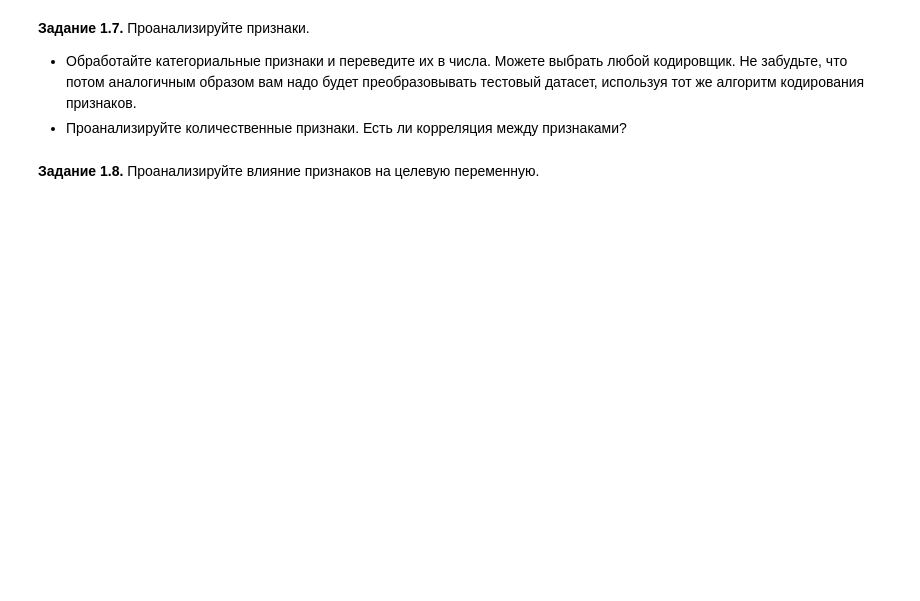
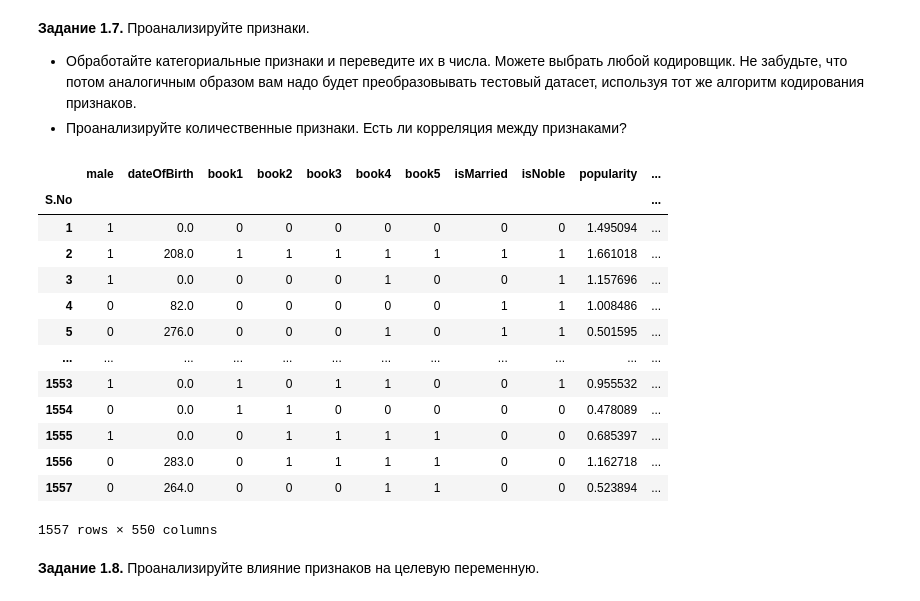
Before and after one commit to Stepyxan/DLS_part_1_ml_cv, a Jupyter notebook: week_01_ml_intro/Homework/hw_1_game_of_thrones.ipynb, the cells around one changed output. Drawn from its saved outputs; the diff is of its cells as text; code cells hidden in the pictures; blank space fills up the shorter version.

```diff
--- a/week_01_ml_intro/Homework/hw_1_game_of_thrones.ipynb
+++ b/week_01_ml_intro/Homework/hw_1_game_of_thrones.ipynb
@@ -416,2 +458,40 @@ data.describe(include = [...]).T[['count', 'min', 'max']].assign(N_unique_values
+# %%
+from sklearn.preprocessing import OneHotEncoder
+
+categorical_columns = ['culture_grouped', 'house', 'title', 'isAliveMother', 'isAliveFather', 'isAliveHeir', 'isAliveSpouse']
+categorical_features = data[categorical_columns].astype(str)
+categorical_features = categorical_features.select_dtypes(include=['object']).columns.tolist()
+
+encoder = OneHotEncoder(sparse_output=False, handle_unknown='ignore')
+encoded_train = encoder.fit_transform(data[categorical_features])
+
+encoded_train_df = pd.DataFrame(
+  encoded_train,
+  columns=encoder.get_feature_names_out(categorical_features),
+  index=data.index)
+
+data_encoded = pd.concat([data, encoded_train_df], axis=1)
+data_encoded = data_encoded.drop(columns=categorical_features)
+
+columns_to_drop = ['name', 'culture', 'mother', 'father', 'heir', 'spouse']
+data_encoded = data_encoded.drop(columns=columns_to_drop, errors='ignore')
+data_encoded['dateOfBirth'] = data_encoded['dateOfBirth'].fillna(0)
+
+data_encoded
+# %% [output]
+|  | male | dateOfBirth | book1 | book2 | book3 | book4 | book5 | isMarried | isNoble | popularity | ... |
+| S.No |  |  |  |  |  |  |  |  |  |  | ... |
+| 1 | 1 | 0.0 | 0 | 0 | 0 | 0 | 0 | 0 | 0 | 1.495094 | ... |
+| 2 | 1 | 208.0 | 1 | 1 | 1 | 1 | 1 | 1 | 1 | 1.661018 | ... |
+| 3 | 1 | 0.0 | 0 | 0 | 0 | 1 | 0 | 0 | 1 | 1.157696 | ... |
+| 4 | 0 | 82.0 | 0 | 0 | 0 | 0 | 0 | 1 | 1 | 1.008486 | ... |
+| 5 | 0 | 276.0 | 0 | 0 | 0 | 1 | 0 | 1 | 1 | 0.501595 | ... |
+| ... | ... | ... | ... | ... | ... | ... | ... | ... | ... | ... | ... |
+| 1553 | 1 | 0.0 | 1 | 0 | 1 | 1 | 0 | 0 | 1 | 0.955532 | ... |
+| 1554 | 0 | 0.0 | 1 | 1 | 0 | 0 | 0 | 0 | 0 | 0.478089 | ... |
+| 1555 | 1 | 0.0 | 0 | 1 | 1 | 1 | 1 | 0 | 0 | 0.685397 | ... |
+| 1556 | 0 | 283.0 | 0 | 1 | 1 | 1 | 1 | 0 | 0 | 1.162718 | ... |
+| 1557 | 0 | 264.0 | 0 | 0 | 0 | 1 | 1 | 0 | 0 | 0.523894 | ... |
+1557 rows × 550 columns
 # %% [markdown]
 **Задание 1.8.** Проанализируйте влияние признаков на целевую переменную.
```
Also changed, not shown: parts of 14 cells of this notebook.
